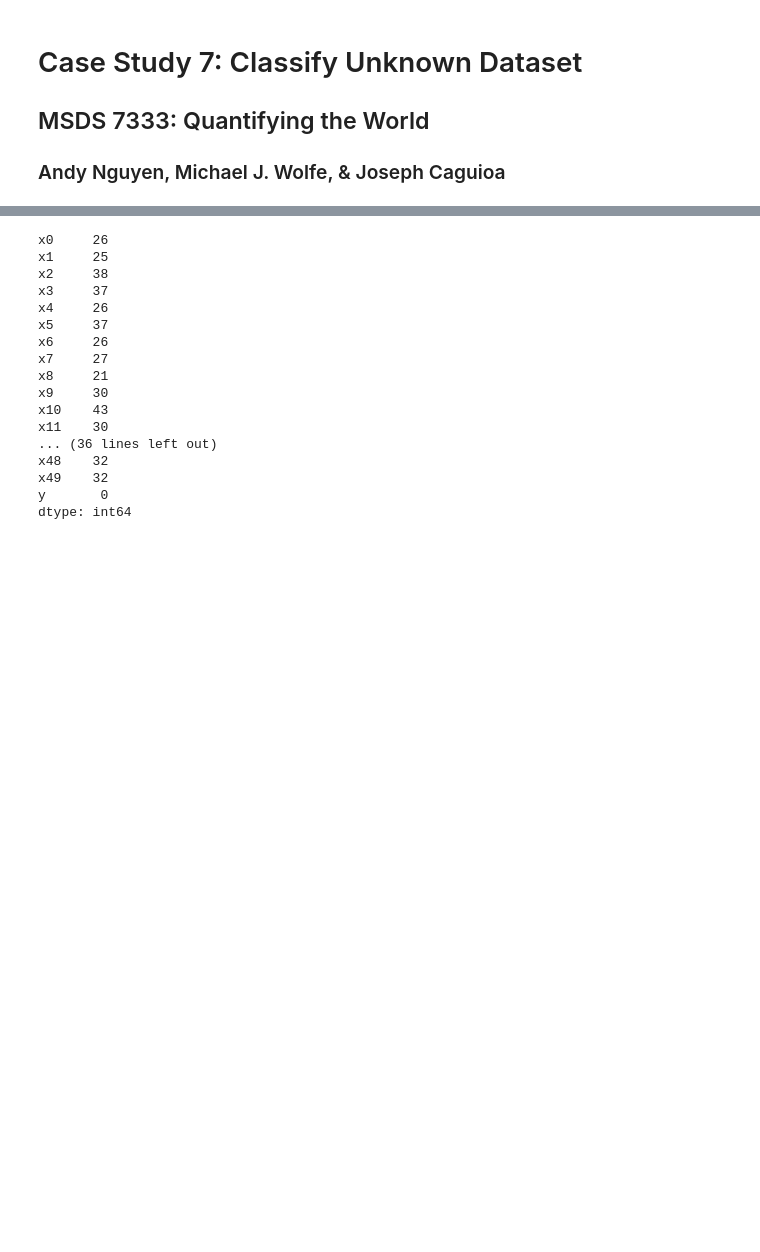
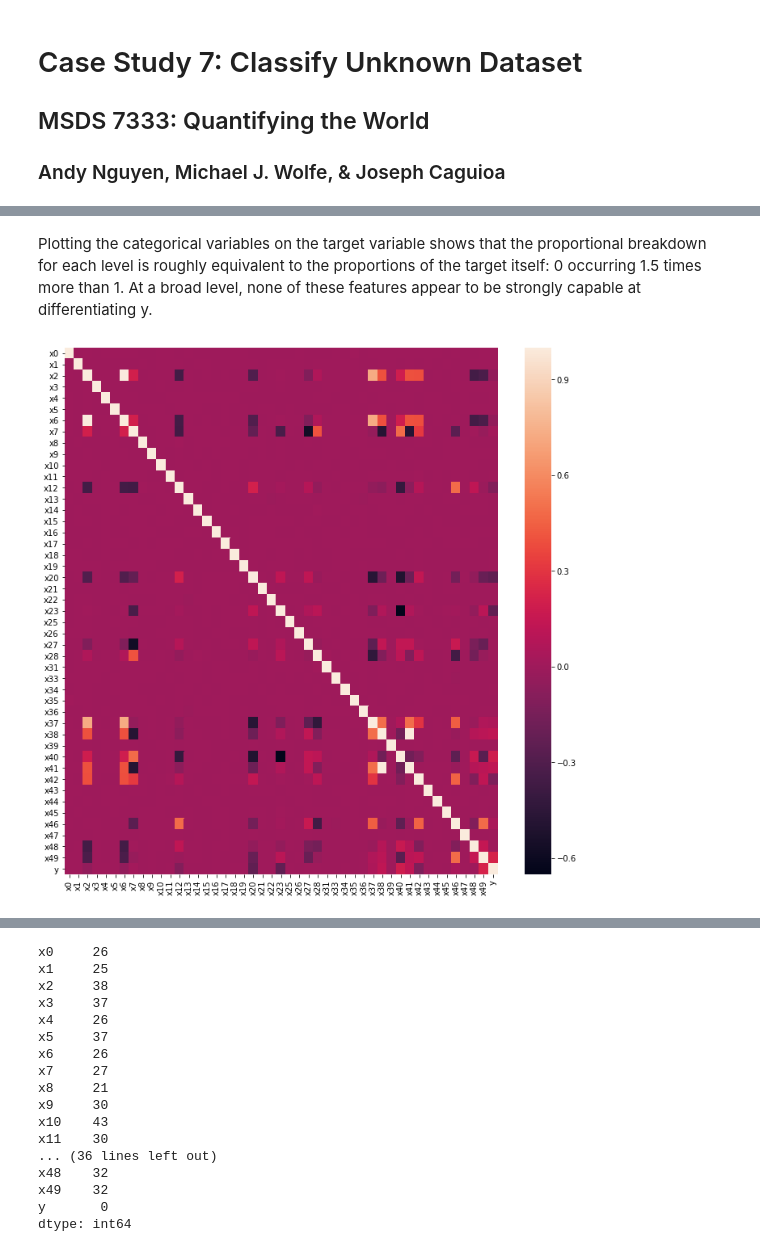
Before and after one commit to J-Caguioa/QTW-CaseStudy7, a Jupyter notebook: QTW_Final_Project.ipynb, the cells around one changed output, grey strips where cells are left out. Saved outputs shown, nothing was run; the diff lists cells and outputs as text; code cells hidden in the pictures; blank space fills up the shorter version.

```diff
--- a/QTW_Final_Project.ipynb
+++ b/QTW_Final_Project.ipynb
@@ -28,0 +185,9 @@ data.describe()
+# %% [markdown]
+Plotting the categorical variables on the target variable shows that the proportional breakdown for each level is roughly equivalent to the proportions of the target itself: 0 occurring 1.5 times more than 1. At a broad level, none of these features appear to be strongly capable at differentiating y.
+# %%
+plt.figure(figsize = (12, 12))
+corrMatrix = data.corr()
+sns.heatmap(corrMatrix)
+plt.show()
+# %% [output]
+[figure, added]
```
Also changed, not shown: parts of 24 cells of this notebook.
